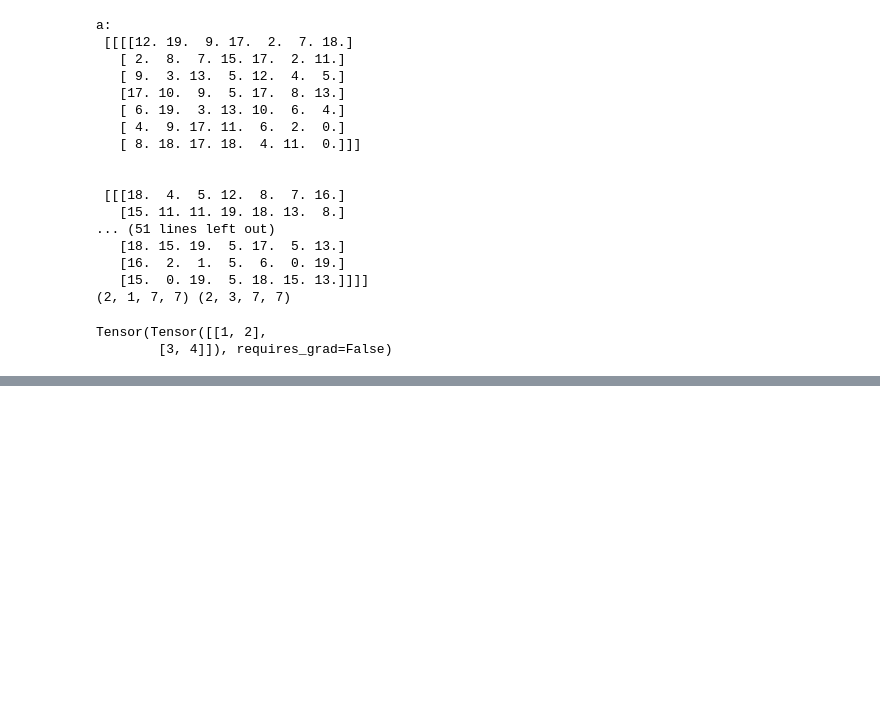
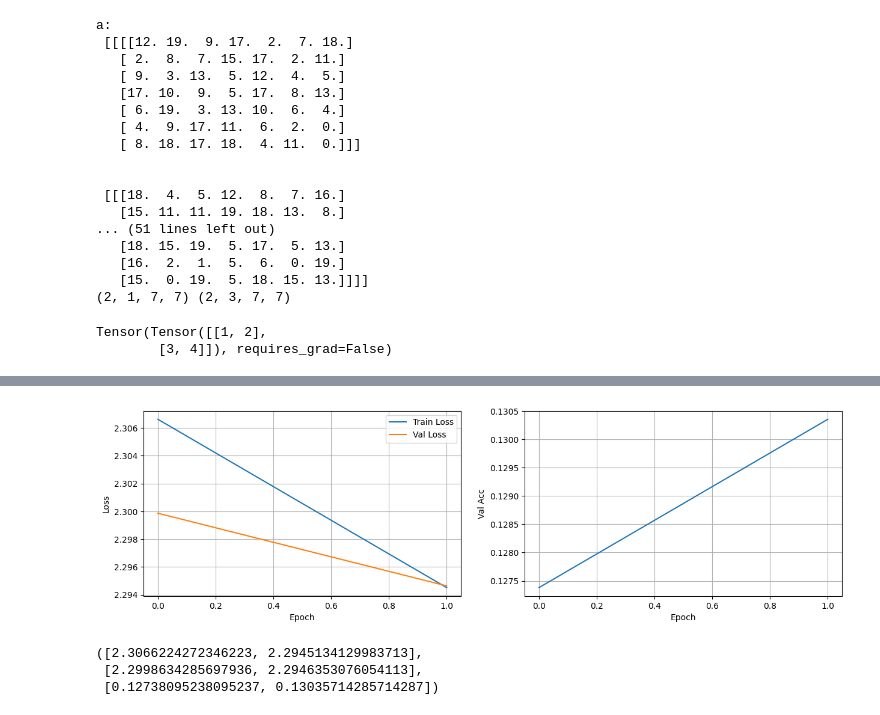
Before and after one commit to eddy0117/NN-From-Scratch, a Jupyter notebook: conv_implement.ipynb, the cells around one changed output, grey strips where cells are left out. Drawn from its saved outputs; the diff is of its cells as text; code cells hidden in the pictures; blank space fills up the shorter version.

```diff
--- a/conv_implement.ipynb
+++ b/conv_implement.ipynb
@@ -84,9 +84,15 @@ print(f'my out:\n{out}')
 print(f'torch out:\n{out_t.numpy()}')
 np.allclose(out, out_t)
 # %%
+import os
+import cv2
 import numpy as np
 from my_mlp import MLP, CrossEntropyLoss
 from my_nn_lib import ReLU, Softmax, LeckyReLU, Linear, BaseModule, Conv2d, Flatten
+
+# import mnist
+
+
 
 class MyModel(MLP):
     def __init__(self, layer_list):
@@ -137,7 +143,9 @@ class MyModel(MLP):
 
         for i in range(hyper_params['epoch']):
             loss = 0
-            for X_batch, Y_batch in zip(X_batch_all, Y_batch_all):
+            print("Epoch: ", i)
+            for idx, (X_batch, Y_batch) in enumerate(zip(X_batch_all, Y_batch_all)):
+                print("Batch: ", idx)
                 # 單個 batch 訓練過程
                 # 1. 前向傳播
                 # 2. 反向傳播
@@ -381,0 +411,64 @@ __main__.Tensor
+# %%
+import os
+import cv2
+import numpy as np
+
+path = 'data/MNIST'
+
+class_paths = os.listdir(path)
+
+x_all = []
+y_all = []
+
+for cls_path in class_paths:
+    img_paths = os.listdir(os.path.join(path, cls_path))
+    for img_path in img_paths:
+        img = cv2.imread(os.path.join(path, cls_path, img_path), cv2.IMREAD_GRAYSCALE)
+        img = cv2.resize(img, (28, 28))
+        x_all.append(img)
+        y_all.append(int(cls_path))
+x_all = np.array(x_all)
+y_all = np.array(y_all)
+
+x_all = x_all.reshape(-1, 1, 28, 28) / 255
+
+# one-hot encoding
+y_one_hot = np.zeros((len(y_all), 10))
+y_one_hot[np.arange(len(y_all)), y_all] = 1
+
+# shuffle data
+idx = np.arange(len(x_all))
+np.random.shuffle(idx)
+x_all = x_all[idx]
+y_one_hot = y_one_hot[idx]
+
+
+
+# split train and val
+split_ratio = 0.8
+split_idx = int(len(x_all) * split_ratio)
+x_train = x_all[:split_idx][:1024]
+y_train = y_one_hot[:split_idx][:1024]
+x_val = x_all[split_idx:]
+y_val = y_one_hot[split_idx:]
+
+# making some dummy data about 3 images with 3 channels and labels
+# images = np.random.randint(0, 255, size=(4, 3, 28, 28)).astype(np.float32) / 255
+# labels = np.array([[0, 1, 0], [0, 0, 1], [1, 0, 0], [0, 1, 0]])
+
+model = MyModel([Conv2d(1, 4, (11, 11), 1, 0),
+                LeckyReLU(),
+                Conv2d(4, 2, (11, 11), 1, 0),
+                LeckyReLU(),
+                Flatten(),
+                Linear(2*8*8, 10),
+                Softmax()])
+
+hyper_params = {
+    'lr': 0.01,
+    'epoch': 2,
+    'batch_size': 1024,
+    'alpha': 0.9
+}
+model.train(x_train, y_train, x_val, y_val, CrossEntropyLoss, hyper_params, show_plot=True)
+# %% [output]
@@ -381,0 +492,4 @@ __main__.Tensor
+[figure, added]
+([2.3066224272346223, 2.2945134129983713],
+ [2.2998634285697936, 2.2946353076054113],
+ [0.12738095238095237, 0.13035714285714287])
```
Also changed, not shown: parts of 5 cells of this notebook, 4 other files.
